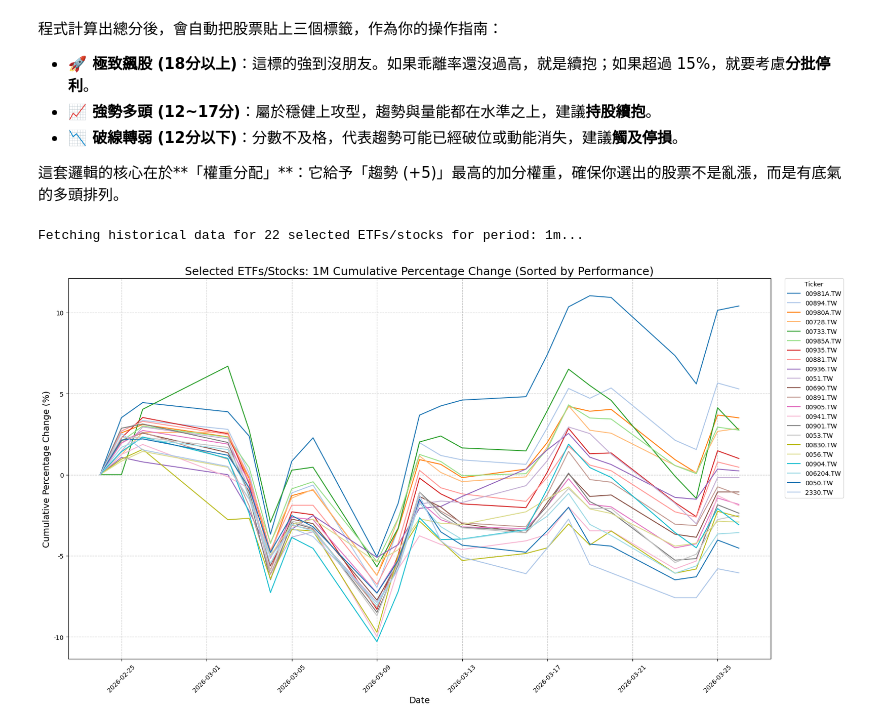
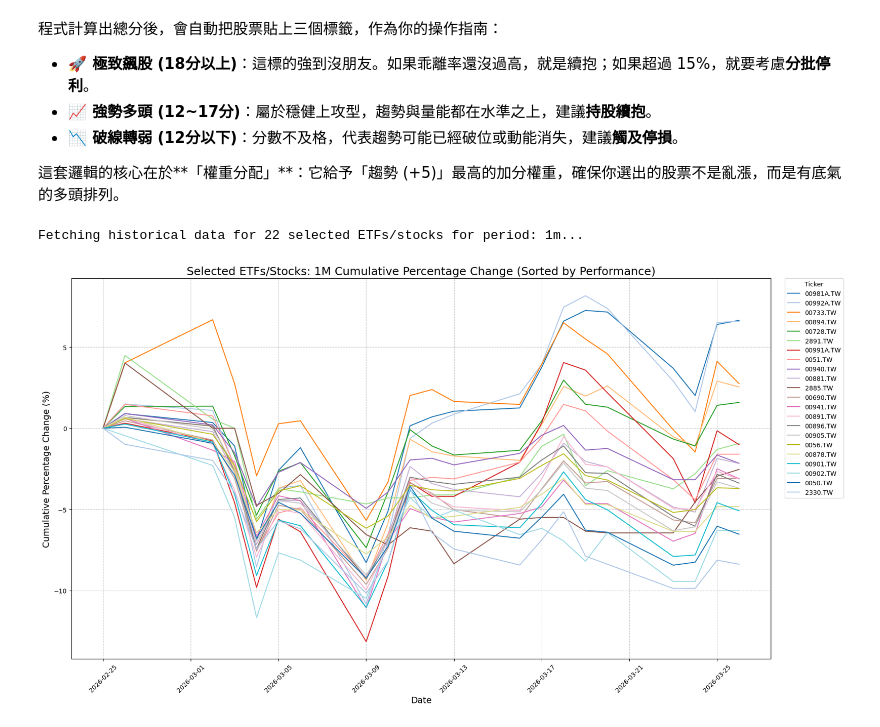
Before and after one commit to tewei0328/teach-programming, a Jupyter notebook: twtalk6_gem_python.ipynb, the cells around one changed output. Cells and saved outputs as stored; diff of their text form; code cells hidden in the pictures.

```diff
--- a/twtalk6_gem_python.ipynb
+++ b/twtalk6_gem_python.ipynb
@@ -222,7 +291,7 @@ from datetime import datetime, timedelta
 time_period = "1m" # Default to 3 months
 
 # Load the report generated previously
-file_name = "ETF_Report_20260326.csv"
+file_name = "ETF_Report_20260327.csv" # Corrected file name to match available file
 df_report = pd.read_csv(file_name)
 
 # Sort by Score and get the top 20 ETFs (this forms the base list)
@@ -266,7 +335,7 @@ performance_data = pd.DataFrame()
 
 for ticker in top_20_tickers:
     try:
-        data = yf.download(ticker, start=start_date, end=end_date, progress=False)
+        data = yf.download(ticker, start=start_date, end=end_date, progress=False, auto_adjust=True)
         if not data.empty:
             # Ensure there is enough data for the chosen period
             if len(data) > 1:
@@ -274,31 +343,31 @@ for ticker in top_20_tickers:
                 data['Cum_Pct_Change'] = (data['Close'] / data['Close'].iloc[0] - 1) * 100
                 data['Ticker'] = ticker
                 data['Name'] = top_20_names.get(ticker, ticker)
                 performance_data = pd.concat([performance_data, data[['Cum_Pct_Change', 'Ticker', 'Name']]], ignore_index=False)
             else:
                 print(f"Not enough data for {ticker} for the selected period.")
     except Exception as e:
         print(f"Could not download data for {ticker}: {e}")
 
 # Reset index to make 'Date' a column again for plotting
 performance_data = performance_data.reset_index()
 performance_data = performance_data.rename(columns={'index': 'Date'})
 
 # Calculate the last cumulative percentage change for each Ticker for sorting
 latest_performance = performance_data.groupby('Ticker')['Cum_Pct_Change'].last().sort_values(ascending=False)
 sorted_tickers = latest_performance.index.tolist()
 
 # Plotting the performance
 plt.figure(figsize=(18, 10))
 sns.lineplot(data=performance_data, x='Date', y='Cum_Pct_Change', hue='Ticker', palette='tab20', hue_order=sorted_tickers)
 plt.title(f'Selected ETFs/Stocks: {time_period.upper()} Cumulative Percentage Change (Sorted by Performance)', fontsize=18)
 plt.xlabel('Date', fontsize=14)
 plt.ylabel('Cumulative Percentage Change (%)', fontsize=14)
 plt.legend(title='Ticker', bbox_to_anchor=(1.02, 1), loc='upper left', borderaxespad=0.)
 plt.grid(True, linestyle='--', alpha=0.7)
 plt.xticks(rotation=45)
 plt.tight_layout()
 plt.show()
 # %% [output]
 Fetching historical data for 22 selected ETFs/stocks for period: 1m...
-[figure, old version]
+[figure, new version]
```
Also changed, not shown: parts of 2 cells of this notebook.
